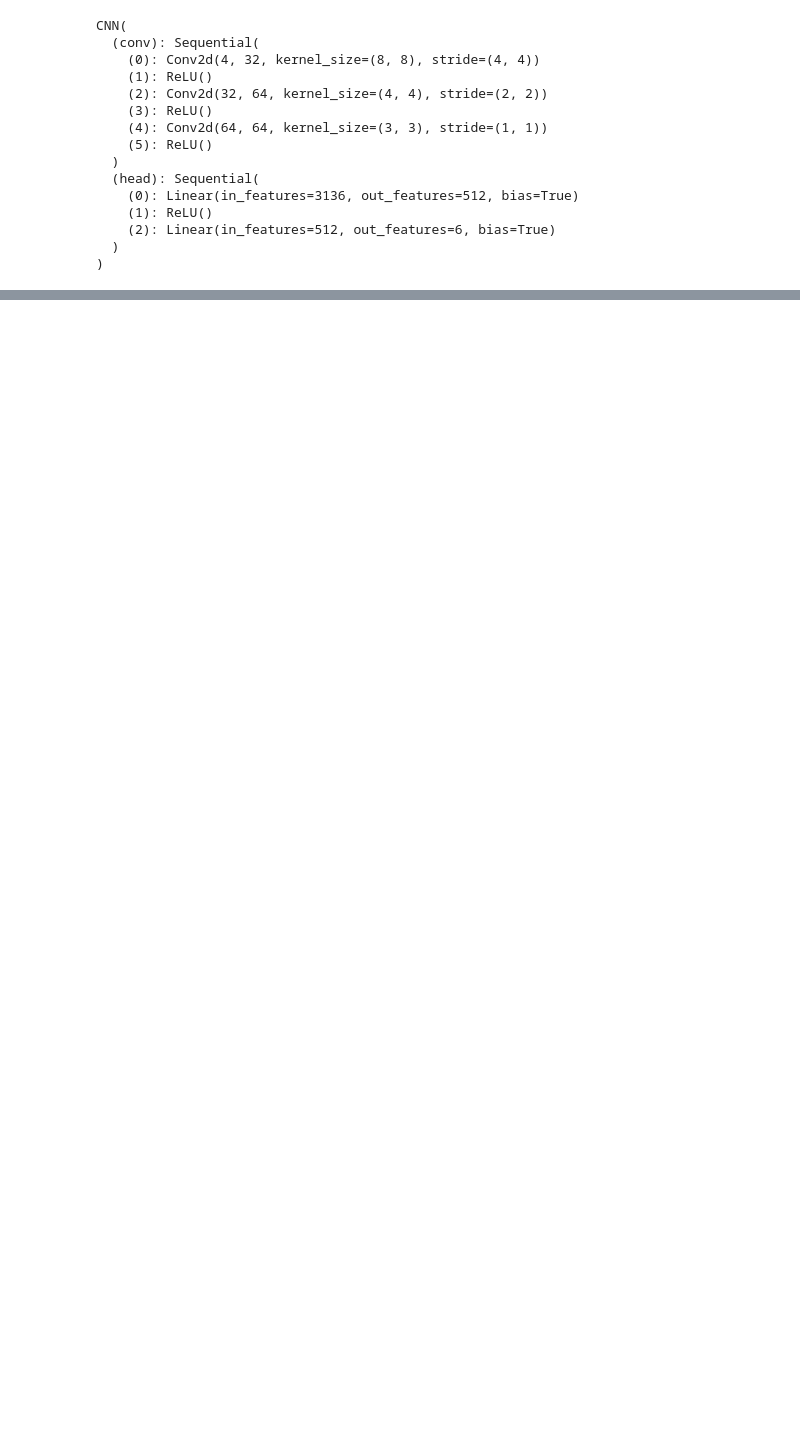
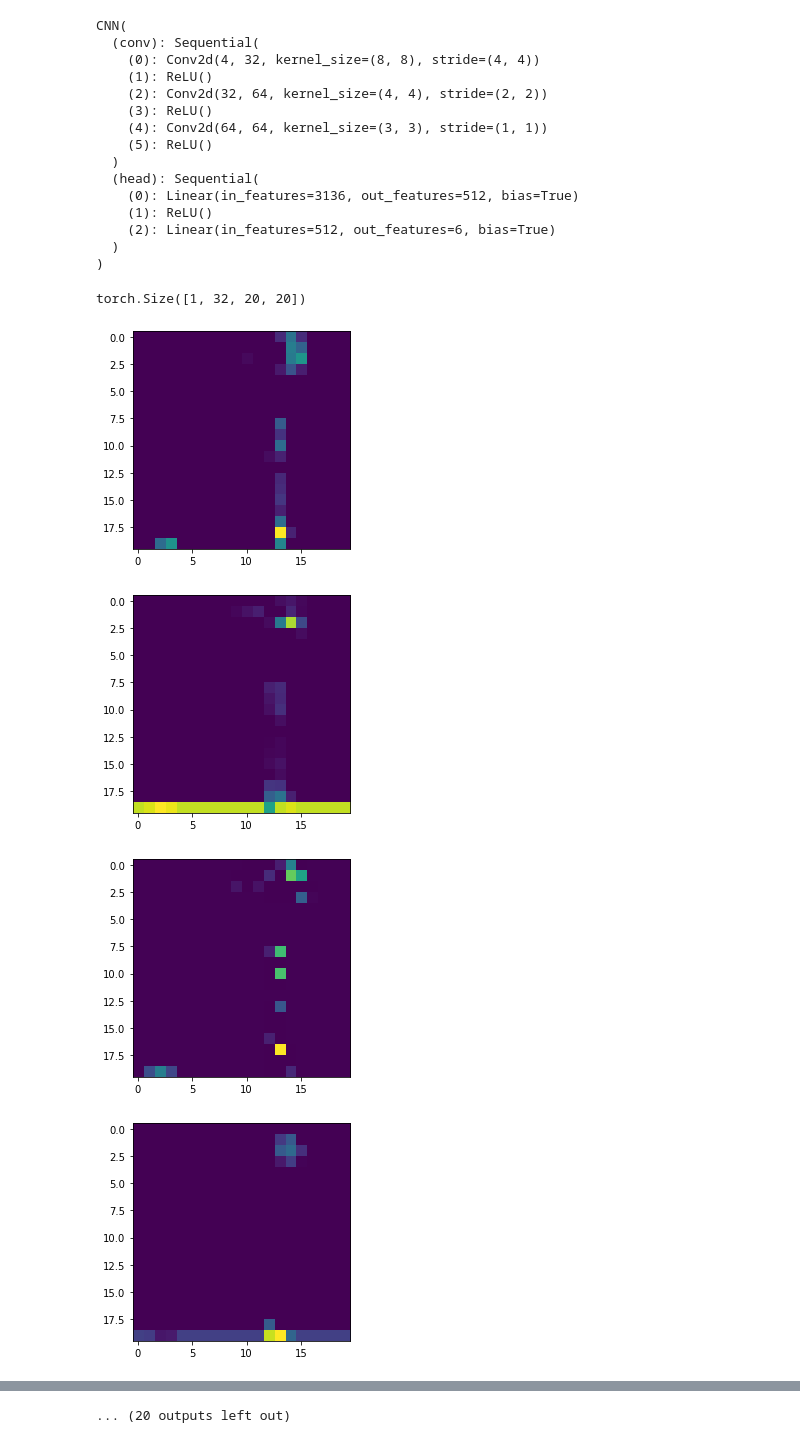
Before and after one commit to mariakesa/UdacityMachineLearningEngineerNanoDegree, a Jupyter notebook: dev/RunningTrainedNet.ipynb, the cells around one changed output, grey strips where cells are left out. Saved outputs shown, nothing was run; the diff lists cells and outputs as text; code cells hidden in the pictures; blank space fills up the shorter version.

Commit message:
recorder

```diff
--- a/dev/RunningTrainedNet.ipynb
+++ b/dev/RunningTrainedNet.ipynb
@@ -32,6 +32,12 @@ import numpy as np
 import torch
 from torch import nn
 from torch.nn import functional as F
+
+from functools import partial
+import collections
+
+import torchfunc
+
 
 
 class Agent(ABC):
@@ -68,6 +74,8 @@ class ValueAgent_(Agent):
         self.epsilon = eps_start
         self.eps_end = eps_end
         self.eps_frames = eps_frames
+        self.recorder=torchfunc.hooks.recorders.ForwardPre()
+        self.recorder.modules(self.net)
 
     @torch.no_grad()
     def __call__(self, state: torch.Tensor, device: str) -> List[int]:
@@ -113,6 +121,7 @@ class ValueAgent_(Agent):
             state = torch.tensor(state, device=device)
 
         q_values = self.net(state)
+
         _, actions = torch.max(q_values, dim=1)
         return actions.detach().cpu().numpy()
 
@@ -123,8 +132,6 @@ class ValueAgent_(Agent):
             step: current global step
         """
         self.epsilon = max(self.eps_end, self.eps_start - (step + 1) / self.eps_frames)
-
-
 
 
 class DQN_(pl.LightningModule):
@@ -269,11 +276,15 @@ class DQN_(pl.LightningModule):
                 self.agent.epsilon = epsilon
                 action = self.agent(episode_state, self.device)
                 #print(action)
+                import matplotlib.pyplot as plt
+                #plt.imshow(episode_state[0,:,:])
+                #plt.show()
                 next_state, reward, done, _ = env.step(action[0])
                 episode_state = next_state
                 episode_reward += reward
 
             total_rewards.append(episode_reward)
+            self.activations=self.agent.recorder.data
 
         return total_rewards
 
@@ -503,19 +514,6 @@ class DQN_(pl.LightningModule):
 
         return arg_parser
 
-    def get_activations(self):
-        activations = collections.defaultdict(list)
-        def save_activation(name, mod, inp, out):
-            activations[name].append(out.cpu())
-
-        # Registering hooks for all the Conv2d layers
-        # Note: Hooks are called EVERY TIME the module performs a forward pass. For modules that are
-        # called repeatedly at different stages of the forward pass (like RELUs), this will save different
-        # activations. Editing the forward pass code to save activations is the way to go for these cases.
-        for name, m in net.named_modules():
-            if type(m)==nn.Conv2d:
-                # partial to assign the layer name to each hook
-                m.register_forward_hook(partial(save_activation, name))
 
 
 def cli_main():
@@ -551,5 +549,5 @@ rl_net.target_net.load_state_dict(torch.load(PATH))
 <All keys matched successfully>
 # %%
 env="DemonAttack-v0"
-rl_net.run_n_episodes(env=rl_net.env,n_epsiodes=3,epsilon=0.1)
+rl_net.run_n_episodes(env=rl_net.env,n_epsiodes=3,epsilon=0.0)
 # %% [output]
@@ -572,3 +570,17 @@ CNN(
     (2): Linear(in_features=512, out_features=6, bias=True)
   )
 )
+# %%
+print(rl_net.activations[4][0].shape)
+# %% [output]
+torch.Size([1, 32, 20, 20])
+# %%
+for l in range(0,32):
+    import matplotlib.pyplot as plt
+    plt.imshow(rl_net.activations[4][100][0,l,:])
+    plt.show()
+# %% [output]
+[figure, added]
+[figure, added]
+[figure, added]
+[figure, added]
@@ -574,0 +595 @@ CNN(
+... (20 outputs left out)
```
Also changed, not shown: parts of 3 cells of this notebook.
